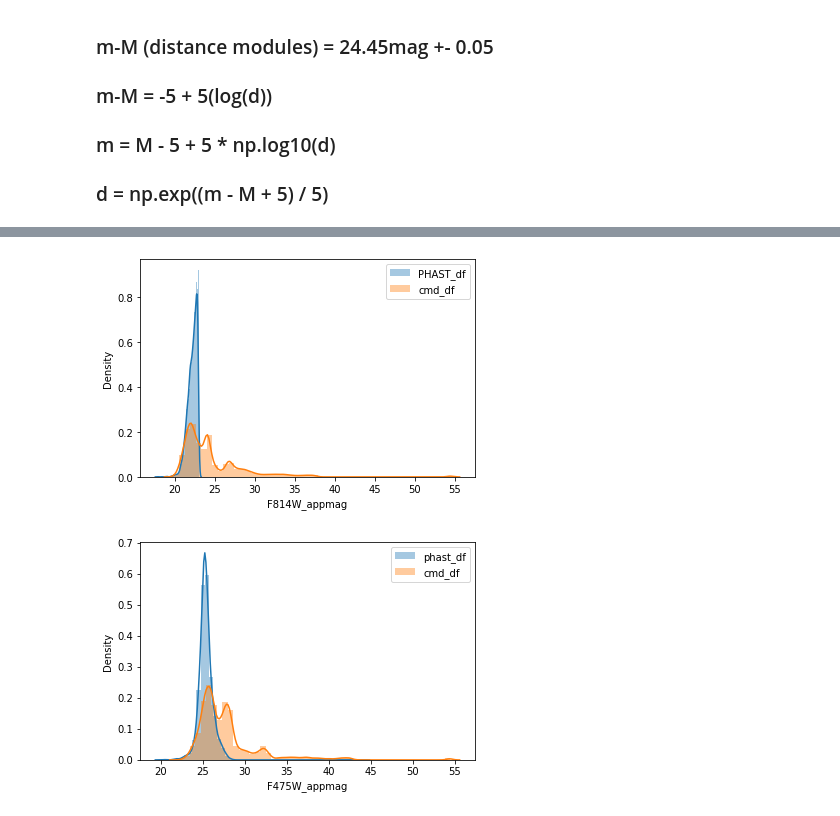
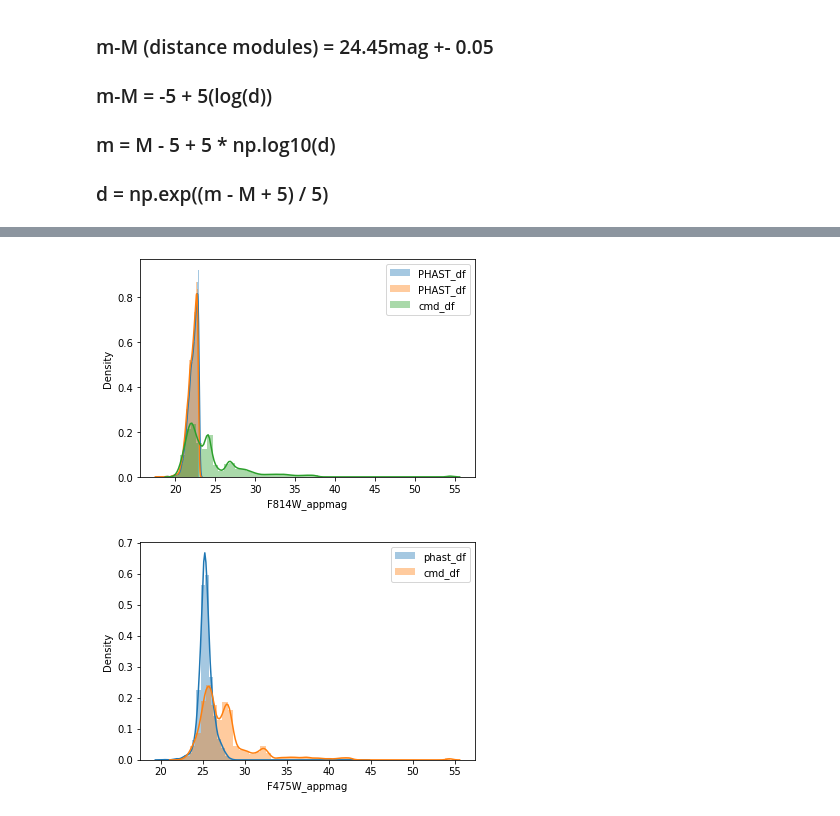
Before and after one commit to mmckay18/phast_rgbstars_mdf, a Jupyter notebook: code/phast_exploration.ipynb, the cells around one changed output, grey strips where cells are left out. Drawn from its saved outputs; the diff is of its cells as text; code cells hidden in the pictures.

```diff
--- a/code/phast_exploration.ipynb
+++ b/code/phast_exploration.ipynb
@@ -44,22 +44,22 @@ from scipy.interpolate import LinearNDInterpolator
 # %% [markdown]
 # Reduce the optical catalog using the Gregersen et al 2015 criteria for RGB stars and plot color magnitude diagram
 # %%
-df = pd.read_csv('/Users/mmckay/phd_projects/analysis_routine/DATA/phast_f475W_f814W_table.csv', nrows=100000)
+df = pd.read_csv('/Users/mmckay/phd_projects/analysis_routine/DATA/phast_f475W_f814W_table.csv', nrows=5000000)
 
 # Gregersen et al 2015 criteria for RGB stars
 phast_df = df.loc[(df['f475w_flag'] == 0.0) & (df['f814w_flag'] == 0.0)
                      & (df['f475w_snr'] >= 4.0) & (df['f814w_snr'] >= 4.0)
                      & (df['f475w_crowd']+df['f814w_crowd'] <= 1.0)
                      & ((df['f475w_sharp']+df['f814w_sharp'])**2 <= 0.075)
-                    #  & (df['f814w_vega'] <= 24.5) # Apply after foreground reddening correction
+                    #  & (df['f814w_vega'] <= 23.0) # Apply after foreground reddening correction
                      ]
 phast_df.describe()
 
 # Plot CMD
-joint = sns.jointplot(x=(phast_df['f475w_vega']-phast_df['f814w_vega']), y=phast_df['f814w_vega'], kind='kde', shade=True, color='grey')
+joint = sns.jointplot(x=(phast_df['f475w_vega']-phast_df['f814w_vega']), y=phast_df['f814w_vega'], kind='kde', color='grey')
 # plt.xlim(-1, 8)
 plt.ylim(25, 20)
 joint.ax_marg_x.set_xlim(-1, 8)
 
 
-sns.pairplot(phast_df, vars=['f475w_vega', 'f814w_vega'])
+sns.pairplot(phast_df, vars=['f475w_vega', 'f814w_vega'], kind='kde')
@@ -189,0 +164,7 @@ sns.pairplot(cmd_df[['F475Wmag', 'F814Wmag', 'F475W_appmag', 'F814W_appmag', 'MH
+# %%
+
+# Examine new columns with original
+cmd_df = pd.read_csv('/Users/mmckay/phd_projects/analysis_routine/DATA/CMD37_csvs/complete_isochrone_table.csv')
+g = sns.pairplot(cmd_df[['F814Wmag', 'F814W_appmag', 'MH', 'F475W_appmag-F814W_appmag']])
+# g.axes[:].invert_yaxis()
+plt.show()
@@ -190,12 +181,13 @@ sns.pairplot(cmd_df[['F475Wmag', 'F814Wmag', 'F475W_appmag', 'F814W_appmag', 'MH
 # %%
 import seaborn as sns
 
 sns.distplot(phast_df['f814w_vega_ecorr'], label='PHAST_df')
+sns.distplot(phast_df['f814w_vega'], label='PHAST_df')
 sns.distplot(cmd_df['F814W_appmag'], label='cmd_df')
 plt.legend()
 plt.show()
 # %% [output]
-[figure, old version]
+[figure, new version]
 # %%
 import seaborn as sns
 
```
Also changed, not shown: parts of 49 cells of this notebook, 7 other files.
